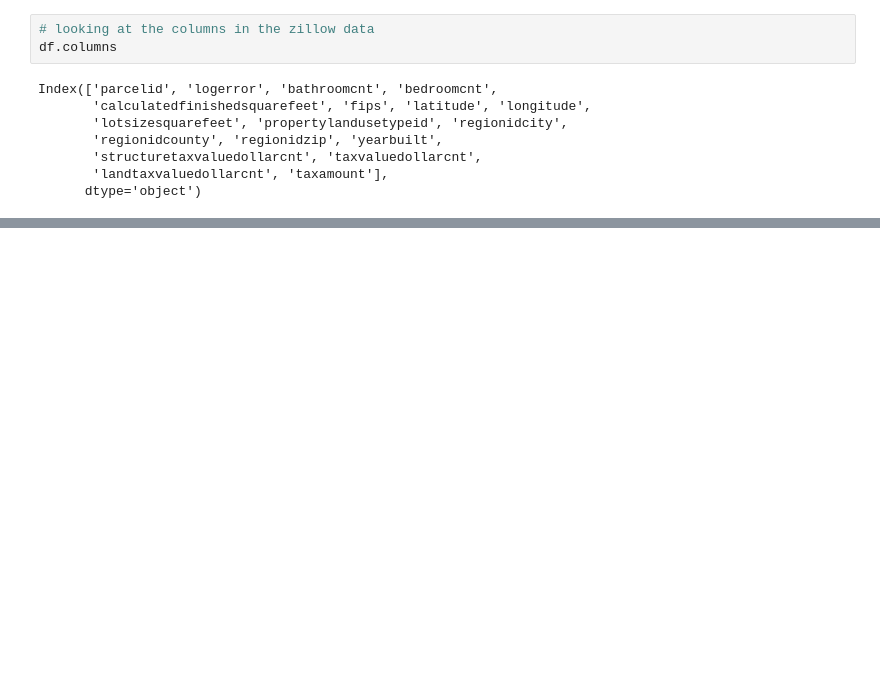
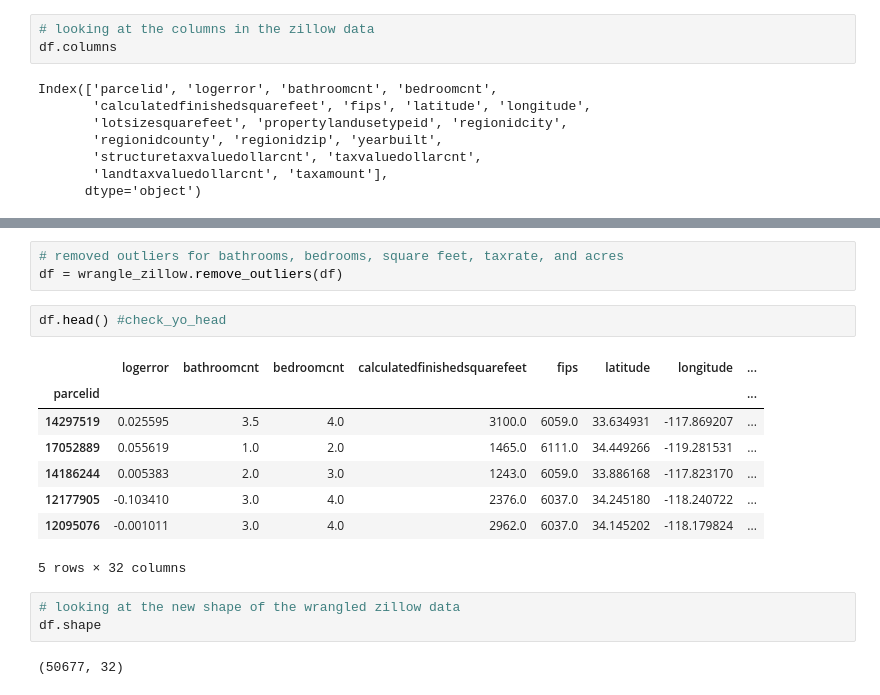
Before and after one commit to jamesallen0351/clustering-project, a Jupyter notebook: zillow_notebook.ipynb, the cells around one changed output, grey strips where cells are left out. Saved outputs shown, nothing was run; the diff lists cells and outputs as text; blank space fills up the shorter version.

```diff
--- a/zillow_notebook.ipynb
+++ b/zillow_notebook.ipynb
@@ -84,0 +133,19 @@ Index(['parcelid', 'logerror', 'bathroomcnt', 'bedroomcnt',
+# %%
+# removed outliers for bathrooms, bedrooms, square feet, taxrate, and acres
+df = wrangle_zillow.remove_outliers(df)
+# %%
+df.head() #check_yo_head
+# %% [output]
+|  | logerror | bathroomcnt | bedroomcnt | calculatedfinishedsquarefeet | fips | latitude | longitude | ... |
+| parcelid |  |  |  |  |  |  |  | ... |
+| 14297519 | 0.025595 | 3.5 | 4.0 | 3100.0 | 6059.0 | 33.634931 | -117.869207 | ... |
+| 17052889 | 0.055619 | 1.0 | 2.0 | 1465.0 | 6111.0 | 34.449266 | -119.281531 | ... |
+| 14186244 | 0.005383 | 2.0 | 3.0 | 1243.0 | 6059.0 | 33.886168 | -117.823170 | ... |
+| 12177905 | -0.103410 | 3.0 | 4.0 | 2376.0 | 6037.0 | 34.245180 | -118.240722 | ... |
+| 12095076 | -0.001011 | 3.0 | 4.0 | 2962.0 | 6037.0 | 34.145202 | -118.179824 | ... |
+5 rows × 32 columns
+# %%
+# looking at the new shape of the wrangled zillow data
+df.shape
+# %% [output]
+(50677, 32)
```
Also changed, not shown: parts of 14 cells of this notebook, 1 other file.
